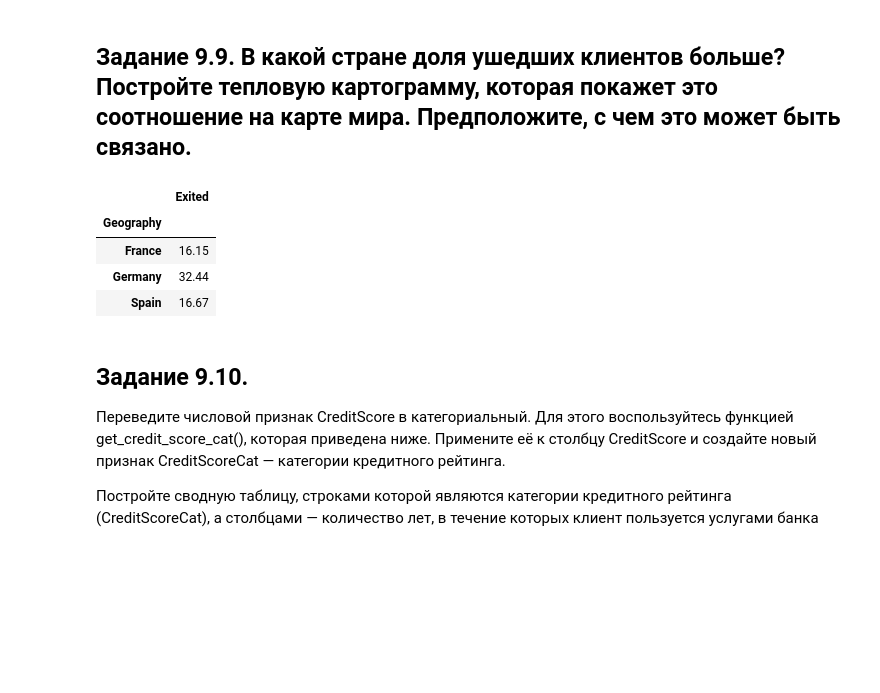
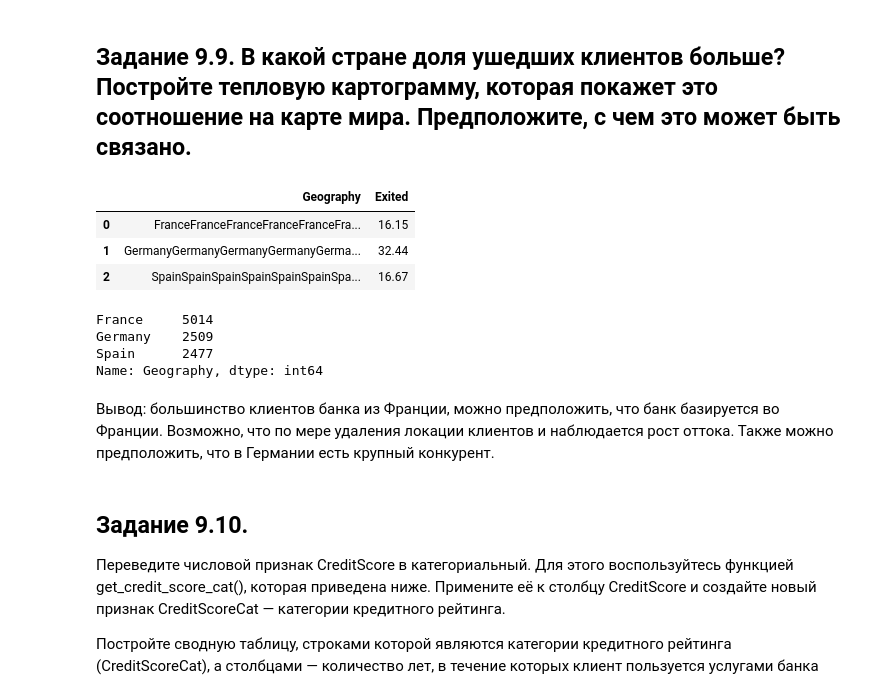
Before and after one commit to Alla-Kr/Alladata, a Jupyter notebook: SkillFactory/PY-13. Визуализация/итоговое задание/итоговое задание.ipynb, the cells around one changed output. Cells and saved outputs as stored; diff of their text form; code cells hidden in the pictures; blank space fills up the shorter version.

```diff
--- a/SkillFactory/PY-13. Визуализация/итоговое задание/итоговое задание.ipynb
+++ b/SkillFactory/PY-13. Визуализация/итоговое задание/итоговое задание.ipynb
@@ -221,29 +237,35 @@ fig.show()
 # %%
 # находим среднее по столблцу лояльности в зависимости от страны клиента
-geography_dt = round(churn_data.groupby('Geography')[['Exited']].mean()*100, 2)
+geography_dt = round(churn_data.groupby(['Geography'], as_index=False)['Exited'].mean()*100, 2)
 display(geography_dt)
 
 # строим визуализацию
 fig = px.choropleth(
     data_frame=geography_dt, #датафрейм
-    locations=['Geography'], #столбец с локациями
-    locationmode="country names", #режим сопоставления локаций с базой plotly
-    color=['Exited'], #от чего зависит цвет ???
-    range_color=[0, 5000],
+    locations="Geography", #столбец с локациями
+    locationmode = "country names", #режим сопоставления локаций с базой plotly
+    color= 'Exited', #от чего зависит цвет
     title='Карта оттока клиентов', #заголовок
     width=800, #ширина
     height=500, #высота
     color_continuous_scale='Rainbow' #палитра цветов
 )
-
-#отображаем его
 fig.show()
 # %% [output]
-|  | Exited |
-| Geography |  |
-| France | 16.15 |
-| Germany | 32.44 |
-| Spain | 16.67 |
+|  | Geography | Exited |
+| 0 | FranceFranceFranceFranceFranceFra... | 16.15 |
+| 1 | GermanyGermanyGermanyGermanyGerma... | 32.44 |
+| 2 | SpainSpainSpainSpainSpainSpainSpa... | 16.67 |
+# %%
+G = churn_data['Geography'].value_counts()
+display(G)
+# %% [output]
+France     5014
+Germany    2509
+Spain      2477
+Name: Geography, dtype: int64
+# %% [markdown]
+Вывод: большинство клиентов банка из Франции, можно предположить, что банк базируется во Франции. Возможно, что по мере удаления локации клиентов и наблюдается рост оттока. Также можно предположить, что в Германии есть крупный конкурент.
 # %% [markdown]
 ## Задание 9.10.
 Переведите числовой признак CreditScore в категориальный. Для этого воспользуйтесь функцией get_credit_score_cat(), которая приведена ниже. Примените её к столбцу CreditScore и создайте новый признак CreditScoreCat — категории кредитного рейтинга.
```
Also changed, not shown: parts of 5 cells of this notebook, 24 other files.
